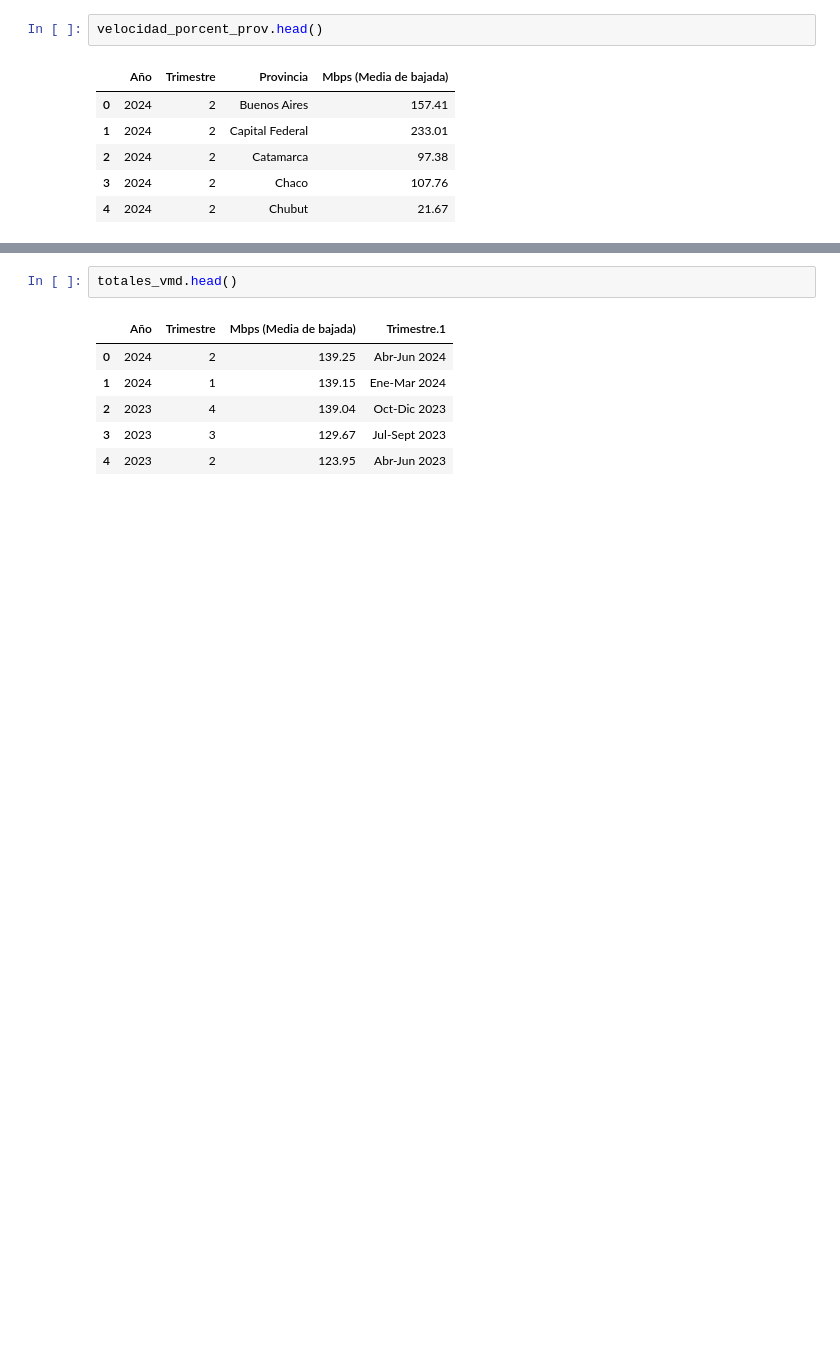
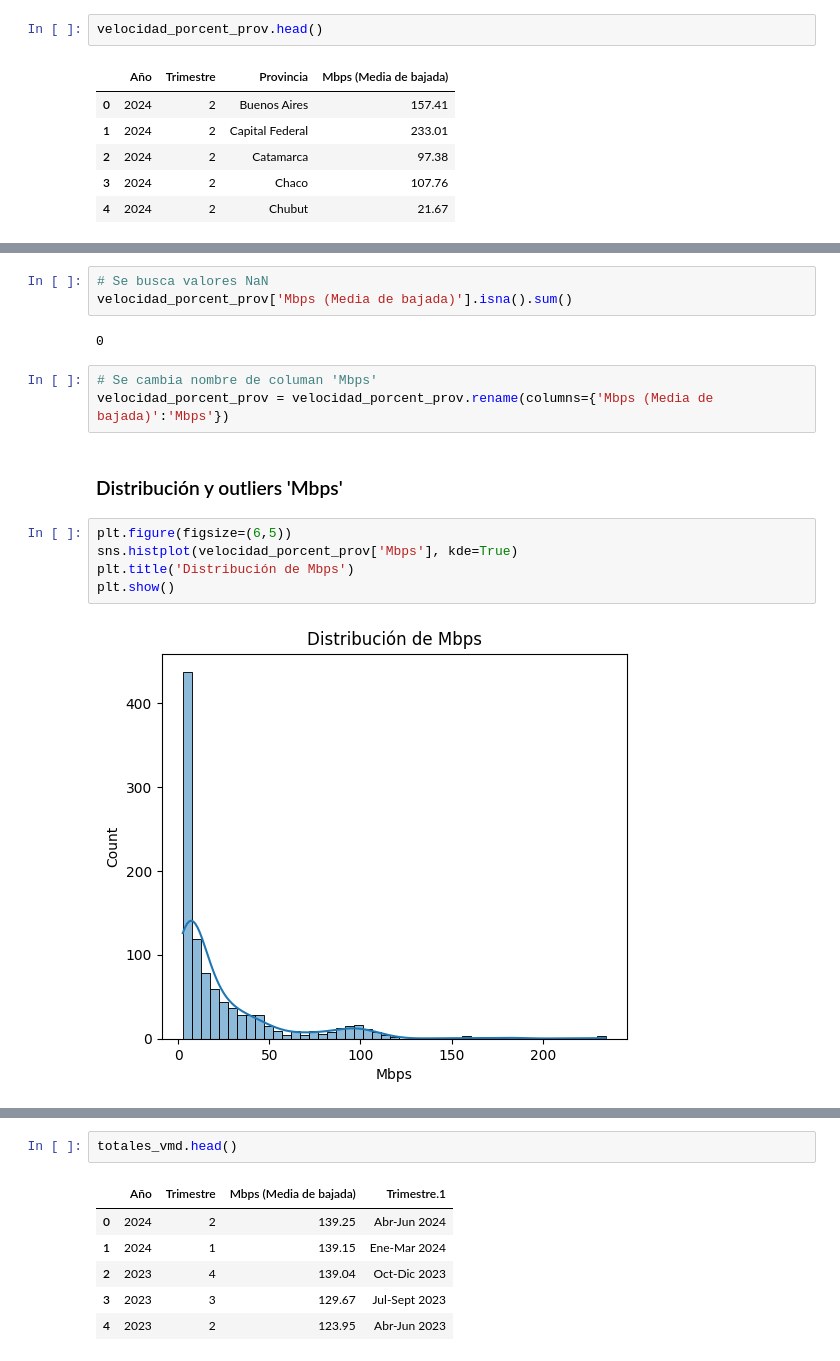
Before and after one commit to Vierinsky/pida_fviera, a Jupyter notebook: eda_etl_internet.ipynb, the cells around one changed output, grey strips where cells are left out. Drawn from its saved outputs; the diff is of its cells as text; blank space fills up the shorter version.

```diff
--- a/eda_etl_internet.ipynb
+++ b/eda_etl_internet.ipynb
@@ -122,0 +130,17 @@ Index(['Buenos Aires', 'Capital Federal', 'Tierra Del Fuego',
+# %%
+# Se busca valores NaN
+velocidad_porcent_prov['Mbps (Media de bajada)'].isna().sum()
+# %% [output]
+0
+# %%
+# Se cambia nombre de columan 'Mbps'
+velocidad_porcent_prov = velocidad_porcent_prov.rename(columns={'Mbps (Media de bajada)':'Mbps'})
+# %% [markdown]
+### Distribución y outliers 'Mbps'
+# %%
+plt.figure(figsize=(6,5))
+sns.histplot(velocidad_porcent_prov['Mbps'], kde=True)
+plt.title('Distribución de Mbps')
+plt.show()
+# %% [output]
+[figure, added]
```
Also changed, not shown: parts of 78 cells of this notebook, 7 other files.
